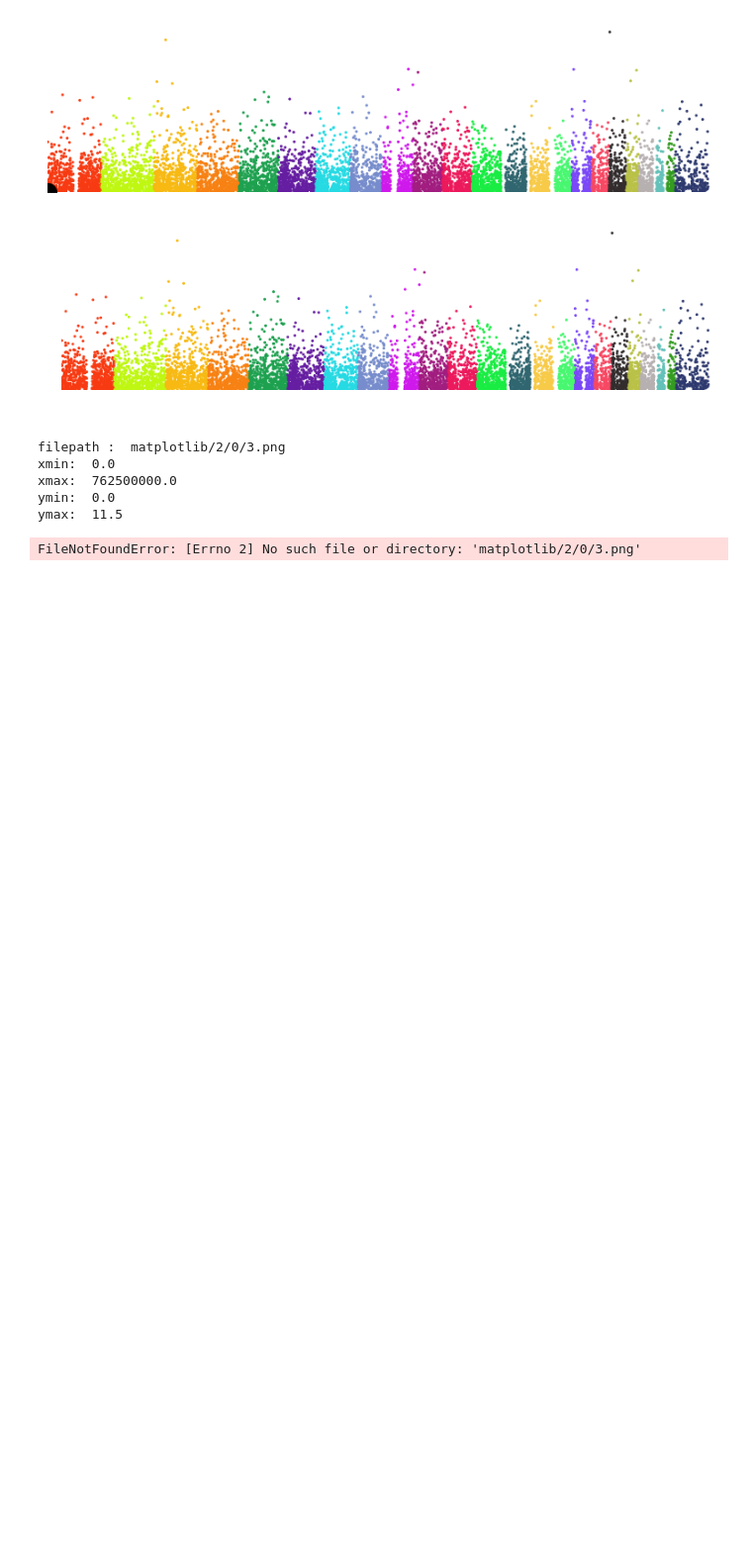
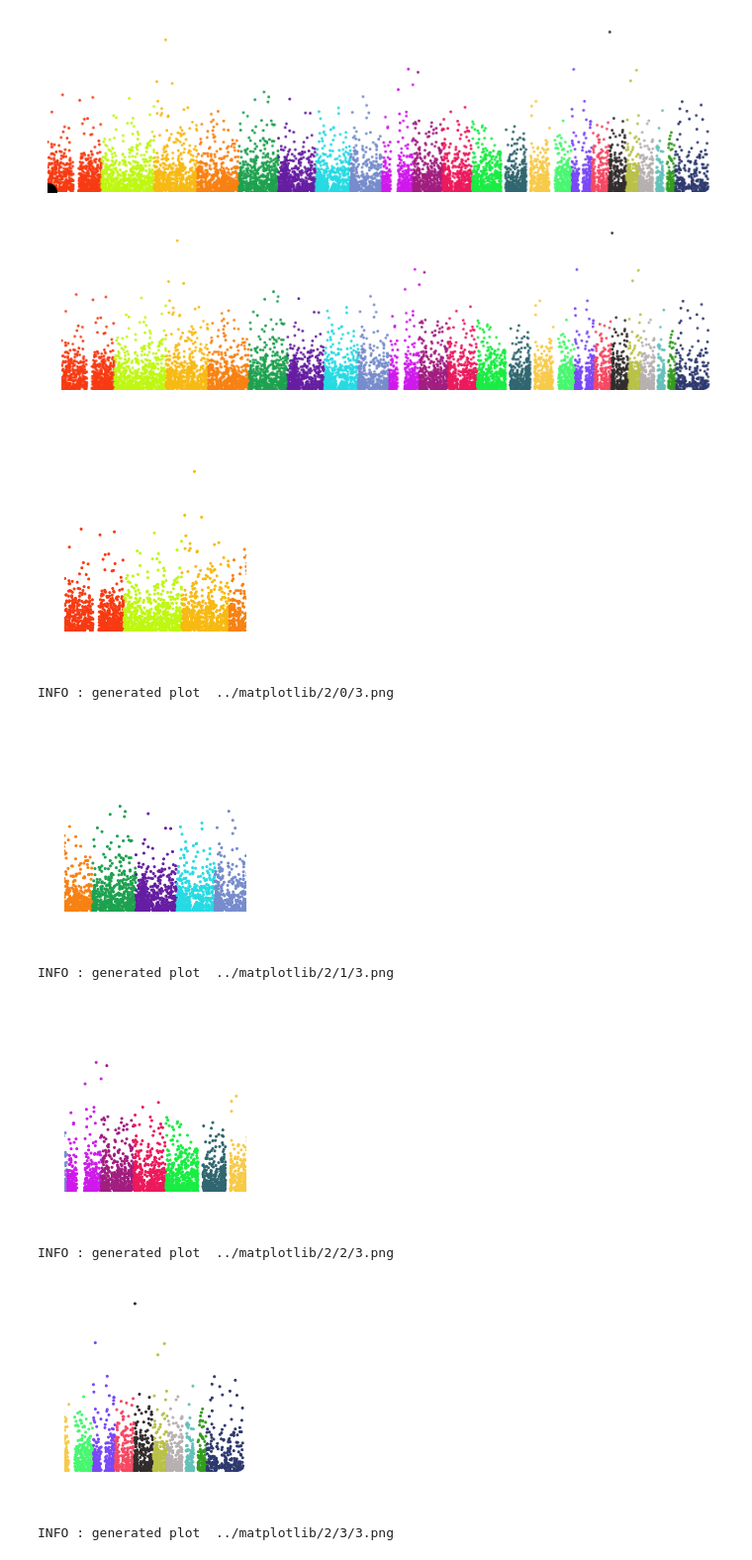
Before and after one commit to maccum/manhattan, a Jupyter notebook: jupyter_folder/manhattan_gwas_tutorial_data.ipynb, the cells around one changed output. Shown: that part at 99% size. Cells and saved outputs as stored; diff of their text form; code cells hidden in the pictures; blank space fills up the shorter version.

Commit message:
python functions for generating plots

```diff
--- a/jupyter_folder/manhattan_gwas_tutorial_data.ipynb
+++ b/jupyter_folder/manhattan_gwas_tutorial_data.ipynb
@@ -267,9 +267,11 @@ def calculateYRange(row, total_rows, tile_height, parent_min):
     y_max = y_min + tile_height
     return (y_min, y_max)
 
-# assumes axes start at 0 for x and y
 # generate all plots for a given zoom level
-def generatePlots(zoom, folder, positions, neg_log_pvals, max_x, max_y):
+def generatePlots(zoom, folder, positions, neg_log_pvals, max_x, max_y, axes_start_at_zero=True):
+    if axes_start_at_zero==False :
+        raise NotImplementedError('plot generation with non-zero starting positions for axes is not yet implemented')
+
     total_tiles = 4**zoom
     num_cols = int(math.sqrt(total_tiles))
     num_rows = int(num_cols/4)
@@ -284,17 +286,11 @@ def generatePlots(zoom, folder, positions, neg_log_pvals, max_x, max_y):
             (y_min, y_max) = calculateYRange(r, total_rows, tile_height, 0)
 
             filepath = folder+"/"+str(zoom)+"/"+str(c)+"/"+str(r)+".png"
-            print("filepath : ", filepath)
-            print("xmin: ", x_min)
-            print("xmax: ", x_max)
-            print("ymin: ", y_min)
-            print("ymax: ", y_max)
-            print()
-
             generateTileImage(filepath, positions, neg_log_pvals, color_list, [x_min, x_max], [y_min, y_max])
+            print("INFO : generated plot ", filepath)
 
 def generateTileImage(filepath, positions, neg_log_pvals, color_list, xrange, yrange):
-    fig = plt.figure(figsize=(10.24, 2.56))
+    fig = plt.figure(figsize=(2.56, 2.56))
     ax=fig.add_axes([0,0,1,1])
     ax.set_axis_off()
     ax.scatter(positions, neg_log_pvals, c=color_list, s=4)
@@ -304,20 +300,24 @@ def generateTileImage(filepath, positions, neg_log_pvals, color_list, xrange, yr
     plt.savefig(filepath, dpi=100)
     plt.show()
 
-def makeDirectories(root_folder, zoom, column_range):
+def makeDirectories(root_folder, zoom):
+    column_range = range(0, int(math.sqrt(4**zoom)))
     zoom_directory = root_folder + "/" +str(zoom)
     if not os.path.exists(zoom_directory):
         os.makedirs(zoom_directory)
 
-    for c in row_range:
-        if not os.path.exists(zoom_directory+"/"+str(c))
+    for c in column_range:
+        if not os.path.exists(zoom_directory+"/"+str(c)):
             os.makedirs(zoom_directory+"/"+str(c))
-
-generatePlots(2, "../matplotlib", sx, sy, 3.05*10**9, 11.5)
-# %% [output]
-filepath :  matplotlib/2/0/3.png
-xmin:  0.0
-xmax:  762500000.0
-ymin:  0.0
-ymax:  11.5
-FileNotFoundError: [Errno 2] No such file or directory: 'matplotlib/2/0/3.png'
+# %%
+makeDirectories("../matplotlib", 2)
+generatePlots(2, "../matplotlib", sx, sy, 3.05*10**9, 11.5)
+# %% [output]
+[figure, added]
+INFO : generated plot  ../matplotlib/2/0/3.png
+[figure, added]
+INFO : generated plot  ../matplotlib/2/1/3.png
+[figure, added]
+INFO : generated plot  ../matplotlib/2/2/3.png
+[figure, added]
+INFO : generated plot  ../matplotlib/2/3/3.png
```
Also changed, not shown: 1 other file.
